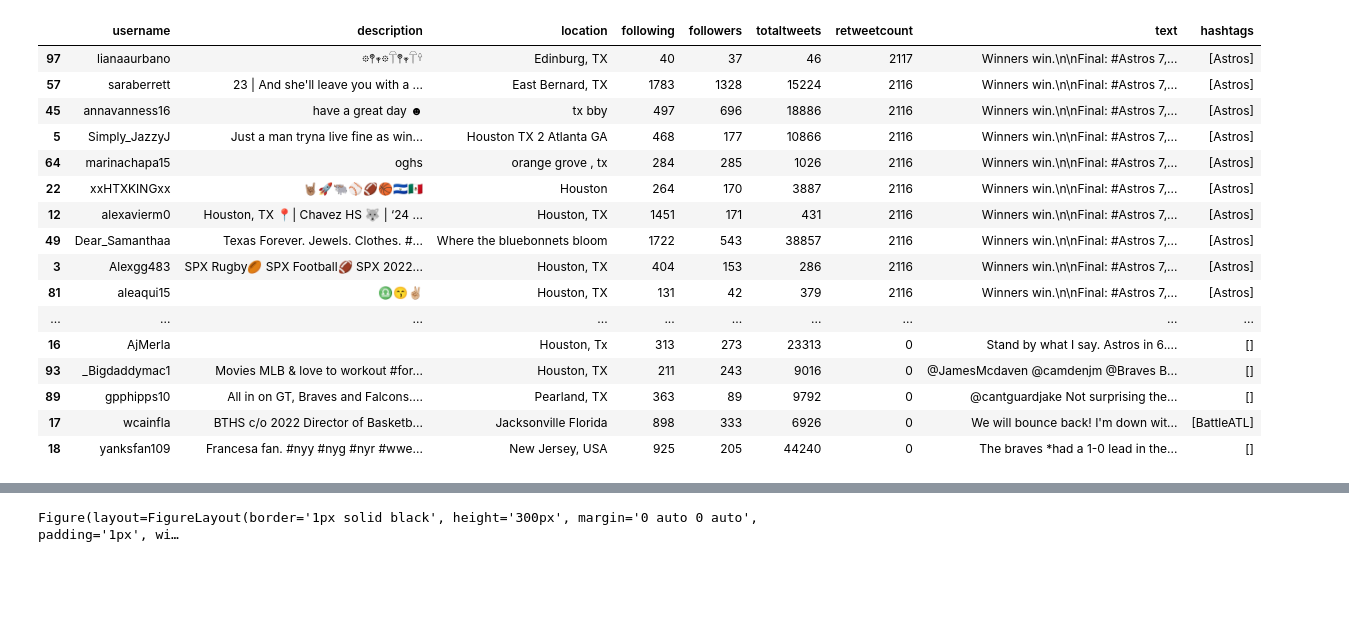
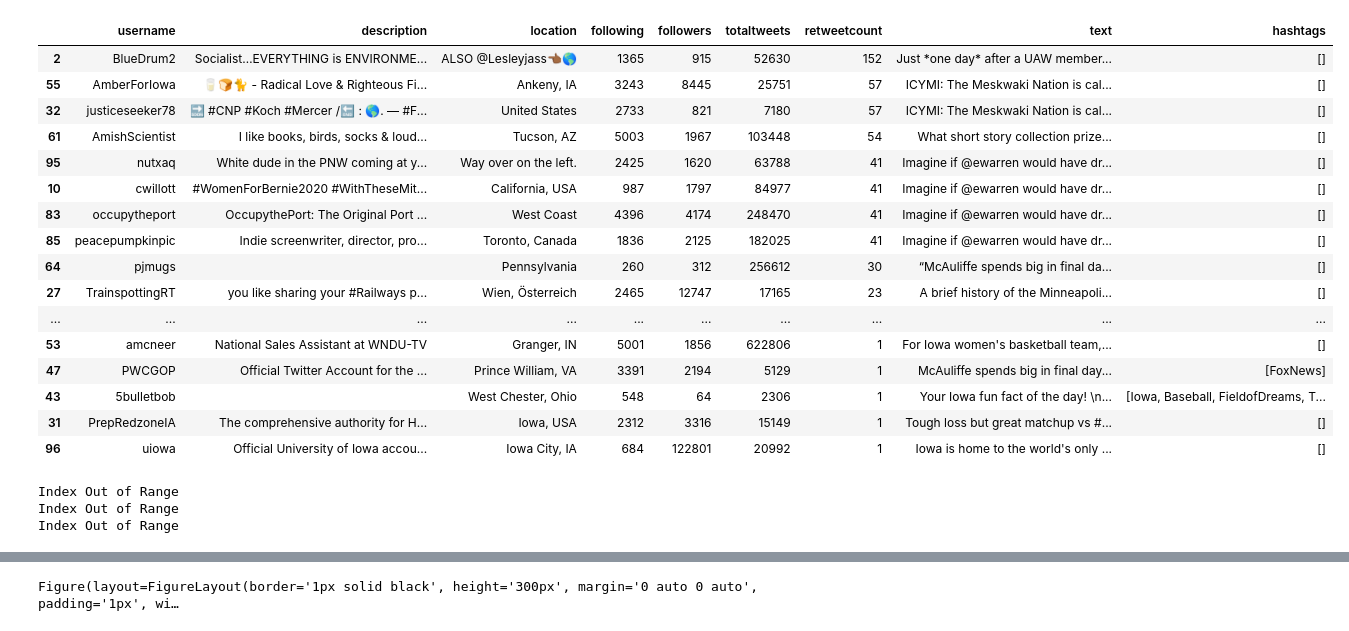
Before and after one commit to sgodkhindi/DataVizards, a Jupyter notebook: SocialMedialAPIProject.ipynb, the cells around one changed output, grey strips where cells are left out. Drawn from its saved outputs; the diff is of its cells as text; code cells hidden in the pictures; blank space fills up the shorter version.

```diff
--- a/SocialMedialAPIProject.ipynb
+++ b/SocialMedialAPIProject.ipynb
@@ -40,7 +40,8 @@ def printtweetdata(n, ith_tweet):
 
 
  # function to perform data extraction
-def scrape(words, location, date_since):
+# scrape(words, location, date_since)
+def scrape(words):
 
 # Creating DataFrame using pandas
     db = pd.DataFrame(columns=['username', 'description', 'location', 'following',
@@ -93,8 +94,6 @@ def scrape(words, location, date_since):
 
 
 
-
-
 #     filename = 'scraped_tweets.csv'
 
     # Saving the resultset as a CSV file.
@@ -103,16 +102,18 @@ def scrape(words, location, date_since):
 if __name__ == '__main__':
 
 # Enter Hashtag and initial date
-#     print("Enter Twitter HashTag to search for")
-#     words = input()
+    print("Enter Keyword to search for")
+    words = input()
 #     print("Enter Date since The Tweets are required in yyyy-mm--dd")
 #     date_since = input()
 #     print("Enter Location of Tweets are required")
 #     location = input()
 
-    words='Braves'
-    date_since='2021-10-18'
-    location='Atlanta'
-    db=scrape(words, location, date_since)
-    print(db)
+#     words='cricket'
+#     date_since='2021-10-18'
+#     location='Atlanta'
+#     db=scrape(words, location, date_since)
+
+    db=scrape(words)
+#     print(db)
 # %% [output]
@@ -136,27 +122,28 @@ if __name__ == '__main__':
 # %%
 # db.head()
 db_df = pd.DataFrame(db)
 db_df
-no_blnk_local_df = db_df.loc[(db_df['location'] !=""),:].sort_values('retweetcount',ascending=False).head(50)
+# --------------
+no_blnk_local_df = db_df.loc[((db_df['location'] !="") & (db_df["retweetcount"] > 0)),:].sort_values('retweetcount',ascending=False).head(50)
 no_blnk_local_df
 # %% [output]
 |  | username | description | location | following | followers | totaltweets | retweetcount | text | hashtags |
-| 97 | lianaaurbano | 𖡼𖤣𖥧𖡼𓋼𖤣𖥧𓋼𓍊 | Edinburg, TX | 40 | 37 | 46 | 2117 | Winners win.\n\nFinal: #Astros 7,... | [Astros] |
-| 57 | saraberrett | 23 | And she'll leave you with a ... | East Bernard, TX | 1783 | 1328 | 15224 | 2116 | Winners win.\n\nFinal: #Astros 7,... | [Astros] |
-| 45 | annavanness16 | have a great day ☻ | tx bby | 497 | 696 | 18886 | 2116 | Winners win.\n\nFinal: #Astros 7,... | [Astros] |
-| 5 | Simply_JazzyJ | Just a man tryna live fine as win... | Houston TX 2 Atlanta GA | 468 | 177 | 10866 | 2116 | Winners win.\n\nFinal: #Astros 7,... | [Astros] |
-| 64 | marinachapa15 | oghs | orange grove , tx | 284 | 285 | 1026 | 2116 | Winners win.\n\nFinal: #Astros 7,... | [Astros] |
-| 22 | xxHTXKINGxx | 🤘🏽🚀🐃⚾️🏈🏀🇸🇻🇲🇽 | Houston | 264 | 170 | 3887 | 2116 | Winners win.\n\nFinal: #Astros 7,... | [Astros] |
-| 12 | alexavierm0 | Houston, TX 📍| Chavez HS 🐺 | ‘24 ... | Houston, TX | 1451 | 171 | 431 | 2116 | Winners win.\n\nFinal: #Astros 7,... | [Astros] |
-| 49 | Dear_Samanthaa | Texas Forever. Jewels. Clothes. #... | Where the bluebonnets bloom | 1722 | 543 | 38857 | 2116 | Winners win.\n\nFinal: #Astros 7,... | [Astros] |
-| 3 | Alexgg483 | SPX Rugby🏉 SPX Football🏈 SPX 2022... | Houston, TX | 404 | 153 | 286 | 2116 | Winners win.\n\nFinal: #Astros 7,... | [Astros] |
-| 81 | aleaqui15 | ♎️😙✌🏼 | Houston, TX | 131 | 42 | 379 | 2116 | Winners win.\n\nFinal: #Astros 7,... | [Astros] |
+| 2 | BlueDrum2 | Socialist…EVERYTHING is ENVIRONME... | ALSO @Lesleyjass👈🏾🌎 | 1365 | 915 | 52630 | 152 | Just *one day* after a UAW member... | [] |
+| 55 | AmberForIowa | 🥛🍞🐈 - Radical Love & Righteous Fi... | Ankeny, IA | 3243 | 8445 | 25751 | 57 | ICYMI: The Meskwaki Nation is cal... | [] |
+| 32 | justiceseeker78 | 🔜 #CNP #Koch #Mercer /🔚 : 🌎. — #F... | United States | 2733 | 821 | 7180 | 57 | ICYMI: The Meskwaki Nation is cal... | [] |
+| 61 | AmishScientist | I like books, birds, socks & loud... | Tucson, AZ | 5003 | 1967 | 103448 | 54 | What short story collection prize... | [] |
+| 95 | nutxaq | White dude in the PNW coming at y... | Way over on the left. | 2425 | 1620 | 63788 | 41 | Imagine if @ewarren would have dr... | [] |
+| 10 | cwillott | #WomenForBernie2020 #WithTheseMit... | California, USA | 987 | 1797 | 84977 | 41 | Imagine if @ewarren would have dr... | [] |
+| 83 | occupytheport | OccupythePort: The Original Port ... | West Coast | 4396 | 4174 | 248470 | 41 | Imagine if @ewarren would have dr... | [] |
+| 85 | peacepumpkinpic | Indie screenwriter, director, pro... | Toronto, Canada | 1836 | 2125 | 182025 | 41 | Imagine if @ewarren would have dr... | [] |
+| 64 | pjmugs |  | Pennsylvania | 260 | 312 | 256612 | 30 | “McAuliffe spends big in final da... | [] |
+| 27 | TrainspottingRT | you like sharing your #Railways p... | Wien, Österreich | 2465 | 12747 | 17165 | 23 | A brief history of the Minneapoli... | [] |
 | ... | ... | ... | ... | ... | ... | ... | ... | ... | ... |
-| 16 | AjMerla |  | Houston, Tx | 313 | 273 | 23313 | 0 | Stand by what I say. Astros in 6.... | [] |
-| 93 | _Bigdaddymac1 | Movies MLB & love to workout #for... | Houston, TX | 211 | 243 | 9016 | 0 | @JamesMcdaven @camdenjm @Braves B... | [] |
-| 89 | gpphipps10 | All in on GT, Braves and Falcons.... | Pearland, TX | 363 | 89 | 9792 | 0 | @cantguardjake Not surprising the... | [] |
-| 17 | wcainfla | BTHS c/o 2022 Director of Basketb... | Jacksonville Florida | 898 | 333 | 6926 | 0 | We will bounce back! I'm down wit... | [BattleATL] |
-| 18 | yanksfan109 | Francesa fan. #nyy #nyg #nyr #wwe... | New Jersey, USA | 925 | 205 | 44240 | 0 | The braves *had a 1-0 lead in the... | [] |
+| 53 | amcneer | National Sales Assistant at WNDU-TV | Granger, IN | 5001 | 1856 | 622806 | 1 | For Iowa women's basketball team,... | [] |
+| 47 | PWCGOP | Official Twitter Account for the ... | Prince William, VA | 3391 | 2194 | 5129 | 1 | McAuliffe spends big in final day... | [FoxNews] |
+| 43 | 5bulletbob |  | West Chester, Ohio | 548 | 64 | 2306 | 1 | Your Iowa fun fact of the day! \n... | [Iowa, Baseball, FieldofDreams, T... |
+| 31 | PrepRedzoneIA | The comprehensive authority for H... | Iowa, USA | 2312 | 3316 | 15149 | 1 | Tough loss but great matchup vs #... | [] |
+| 96 | uiowa | Official University of Iowa accou... | Iowa City, IA | 684 | 122801 | 20992 | 1 | Iowa is home to the world's only ... | [] |
 # %%
 loc_lat= []
 loc_long = []
@@ -177,3 +164,7 @@ for location in no_blnk_local_df['location']:
 # print(loc_lat)
 # print(loc_long)
 # print(loc_name)
+# %% [output]
+Index Out of Range
+Index Out of Range
+Index Out of Range
```
Also changed, not shown: parts of 6 cells of this notebook.
